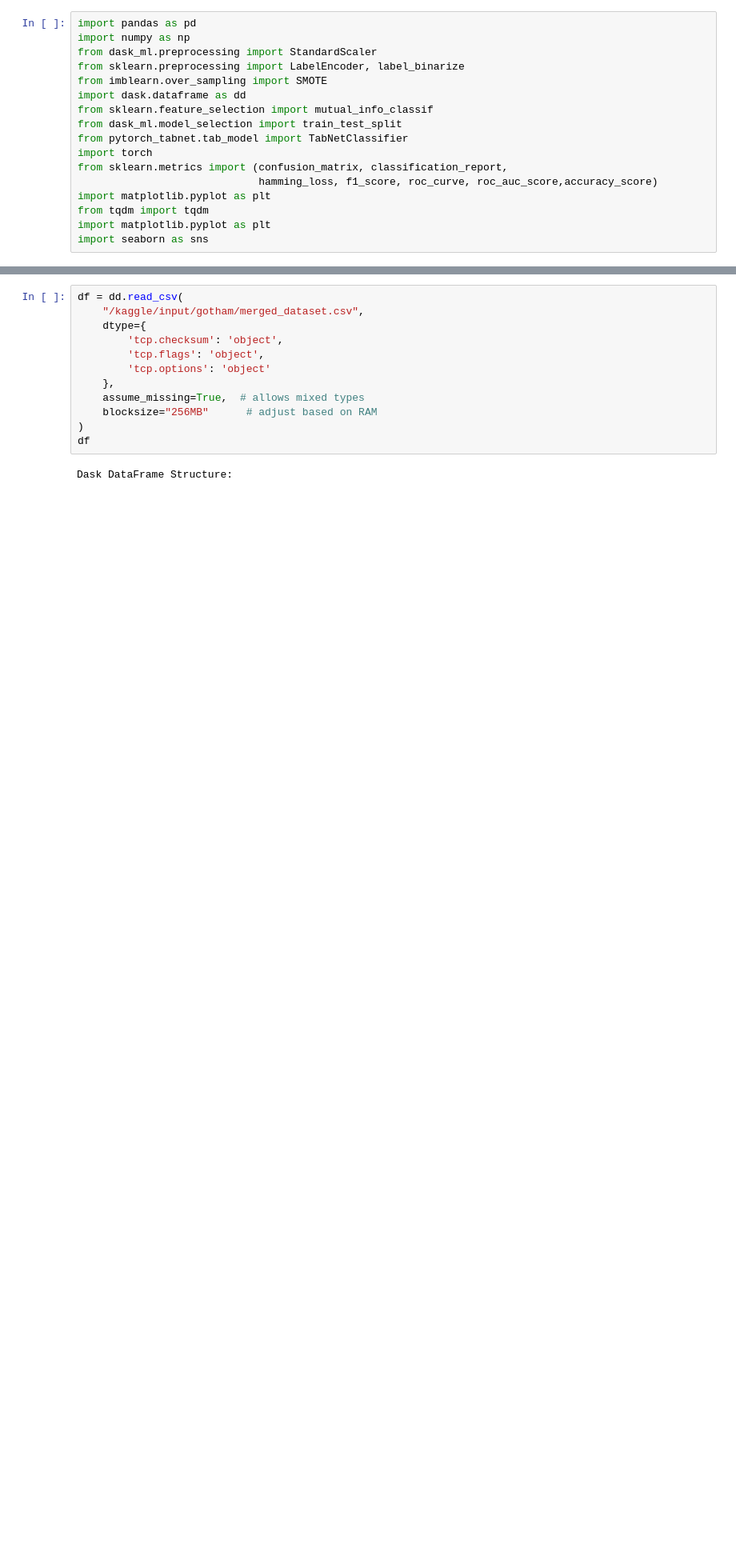
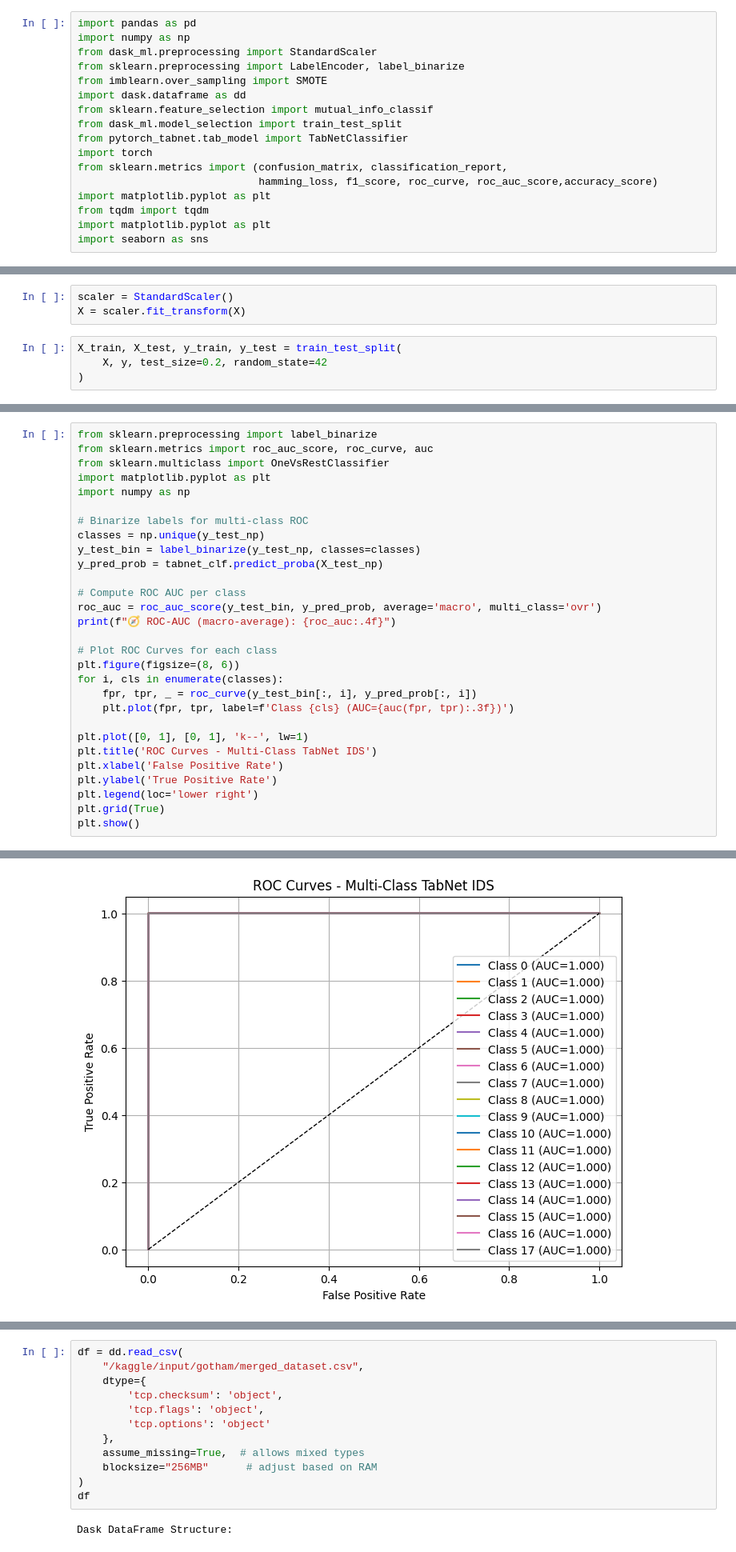
Before and after one commit to nihcas2015/Intrusion-Detection-using-TabNet, a Jupyter notebook: Main.ipynb, the cells around one changed output, grey strips where cells are left out. Shown: that part at 80% size. Cells and saved outputs as stored; diff of their text form; blank space fills up the shorter version.

Commit message:
With metrics

```diff
--- a/Main.ipynb
+++ b/Main.ipynb
@@ -39,0 +273,7 @@ import seaborn as sns
+# %%
+scaler = StandardScaler()
+X = scaler.fit_transform(X)
+# %%
+X_train, X_test, y_train, y_test = train_test_split(
+    X, y, test_size=0.2, random_state=42
+)
@@ -39,0 +389,30 @@ import seaborn as sns
+# %%
+from sklearn.preprocessing import label_binarize
+from sklearn.metrics import roc_auc_score, roc_curve, auc
+from sklearn.multiclass import OneVsRestClassifier
+import matplotlib.pyplot as plt
+import numpy as np
+
+# Binarize labels for multi-class ROC
+classes = np.unique(y_test_np)
+y_test_bin = label_binarize(y_test_np, classes=classes)
+y_pred_prob = tabnet_clf.predict_proba(X_test_np)
+
+# Compute ROC AUC per class
+roc_auc = roc_auc_score(y_test_bin, y_pred_prob, average='macro', multi_class='ovr')
+print(f"🧭 ROC-AUC (macro-average): {roc_auc:.4f}")
+
+# Plot ROC Curves for each class
+plt.figure(figsize=(8, 6))
+for i, cls in enumerate(classes):
+    fpr, tpr, _ = roc_curve(y_test_bin[:, i], y_pred_prob[:, i])
+    plt.plot(fpr, tpr, label=f'Class {cls} (AUC={auc(fpr, tpr):.3f})')
+
+plt.plot([0, 1], [0, 1], 'k--', lw=1)
+plt.title('ROC Curves - Multi-Class TabNet IDS')
+plt.xlabel('False Positive Rate')
+plt.ylabel('True Positive Rate')
+plt.legend(loc='lower right')
+plt.grid(True)
+plt.show()
+# %% [output]
@@ -39,0 +420 @@ import seaborn as sns
+[figure, added]
```
Also changed, not shown: parts of 37 cells of this notebook.
